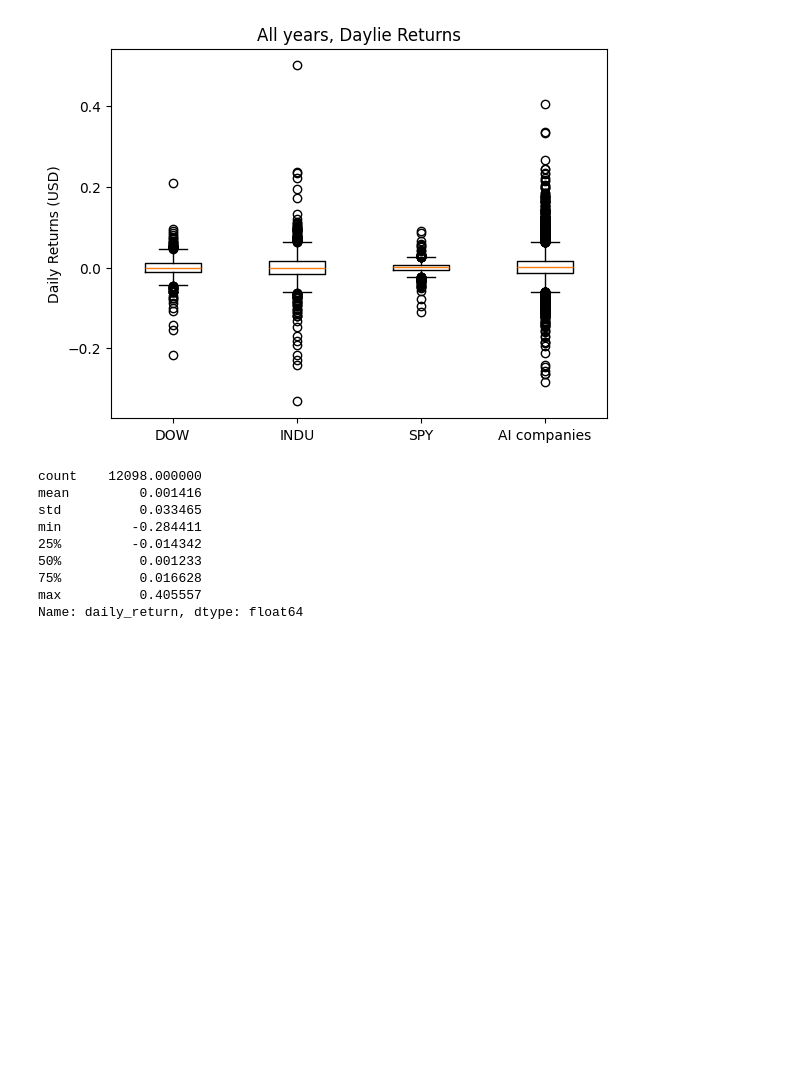
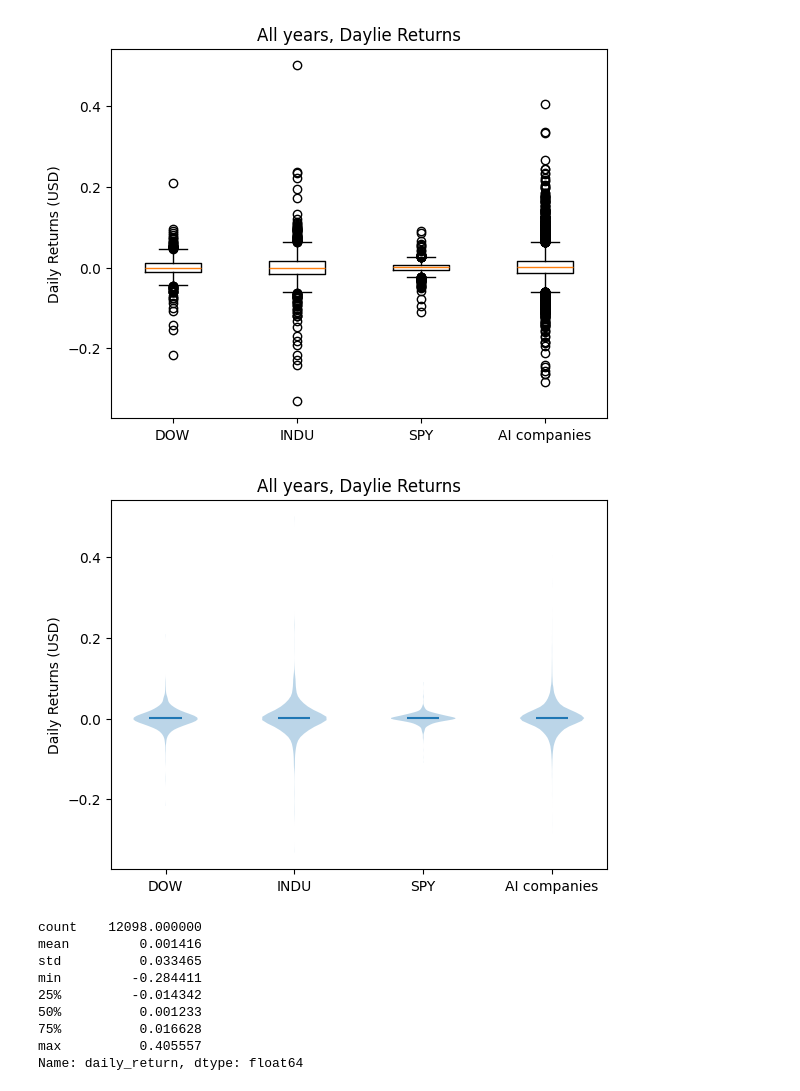
Before and after one commit to Nate-Sheibley/Top-10-AI-stocks-5y-overview, a Jupyter notebook: AIStocksProject/box_plts&anova_tests.ipynb, the cells around one changed output. Cells and saved outputs as stored; diff of their text form; code cells hidden in the pictures; blank space fills up the shorter version.

```diff
--- a/AIStocksProject/box_plts&anova_tests.ipynb
+++ b/AIStocksProject/box_plts&anova_tests.ipynb
@@ -78,5 +78,17 @@ box_plot.savefig('Plots/Box_and_violin/All_years_ai_grouped.png')
 # %% [output]
 [figure]
+# %%
+violin_plot, ax = plt.subplots()
+parts = ax.violinplot(box_plot_list, showmeans=True, showextrema=False)
+# for pc in parts['bodies']:
+    # pc.set_edgecolor('#5290BF')
+ax.set_ylabel('Daily Returns (USD)')
+ax.set_title('All years, Daylie Returns')
+ax.set_xticks(range(1,5), labels=box_plot_labels, ha='center')
+
+violin_plot.savefig('Plots/Box_and_violin/violin_All_years_ai_grouped.png')
+# %% [output]
+[figure, added]
 # %%
 # summary stats for AI companies
 box_plot_list[3].describe()
```
Also changed, not shown: parts of 5 cells of this notebook, 4 other files.
